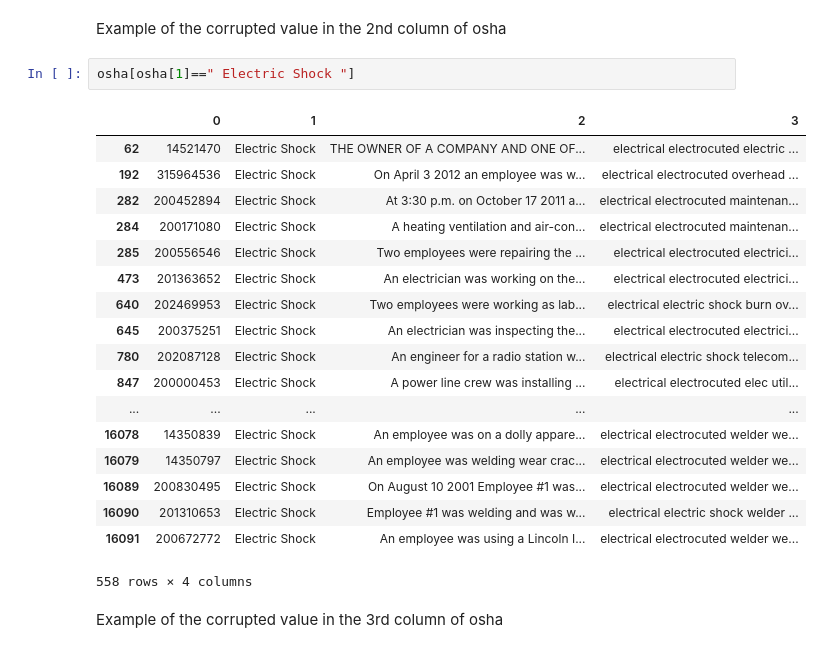
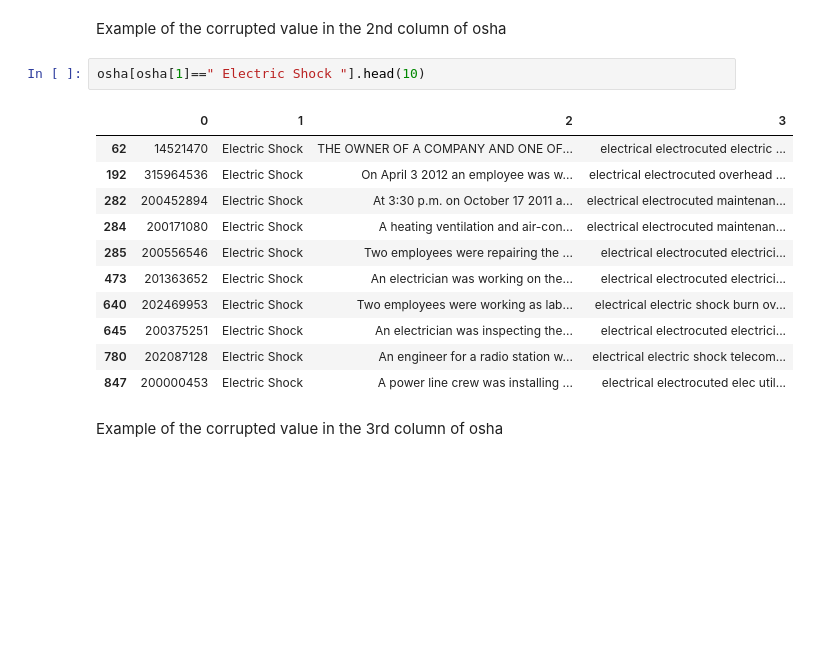
Before and after one commit to mikelkl/learning-artificial-intelligence, a Jupyter notebook: natural-language-processing/text-mining/classification_and_information_extraction_for_construction_accidents.ipynb, the cells around one changed output. Cells and saved outputs as stored; diff of their text form; blank space fills up the shorter version.

```diff
--- a/natural-language-processing/text-mining/classification_and_information_extraction_for_construction_accidents.ipynb
+++ b/natural-language-processing/text-mining/classification_and_information_extraction_for_construction_accidents.ipynb
@@ -90,26 +90,19 @@ osha.head(10)
 # %% [markdown]
 Example of the corrupted value in the 2nd column of osha
 # %%
-osha[osha[1]==" Electric Shock "]
+osha[osha[1]==" Electric Shock "].head(10)
 # %% [output]
 |  | 0 | 1 | 2 | 3 |
 | 62 | 14521470 | Electric Shock | THE OWNER OF A COMPANY AND ONE OF... | electrical electrocuted electric ... |
 | 192 | 315964536 | Electric Shock | On April 3 2012 an employee was w... | electrical electrocuted overhead ... |
 | 282 | 200452894 | Electric Shock | At 3:30 p.m. on October 17 2011 a... | electrical electrocuted maintenan... |
 | 284 | 200171080 | Electric Shock | A heating ventilation and air-con... | electrical electrocuted maintenan... |
 | 285 | 200556546 | Electric Shock | Two employees were repairing the ... | electrical electrocuted electrici... |
 | 473 | 201363652 | Electric Shock | An electrician was working on the... | electrical electrocuted electrici... |
 | 640 | 202469953 | Electric Shock | Two employees were working as lab... | electrical electric shock burn ov... |
 | 645 | 200375251 | Electric Shock | An electrician was inspecting the... | electrical electrocuted electrici... |
 | 780 | 202087128 | Electric Shock | An engineer for a radio station w... | electrical electric shock telecom... |
 | 847 | 200000453 | Electric Shock | A power line crew was installing ... | electrical electrocuted elec util... |
-| ... | ... | ... | ... | ... |
-| 16078 | 14350839 | Electric Shock | An employee was on a dolly appare... | electrical electrocuted welder we... |
-| 16079 | 14350797 | Electric Shock | An employee was welding wear crac... | electrical electrocuted welder we... |
-| 16089 | 200830495 | Electric Shock | On August 10 2001 Employee #1 was... | electrical electrocuted welder we... |
-| 16090 | 201310653 | Electric Shock | Employee #1 was welding and was w... | electrical electric shock welder ... |
-| 16091 | 200672772 | Electric Shock | An employee was using a Lincoln I... | electrical electrocuted welder we... |
-558 rows × 4 columns
 # %% [markdown]
 Example of the corrupted value in the 3rd column of osha
 # %%
```
Also changed, not shown: parts of 4 cells of this notebook, 5 other files.
